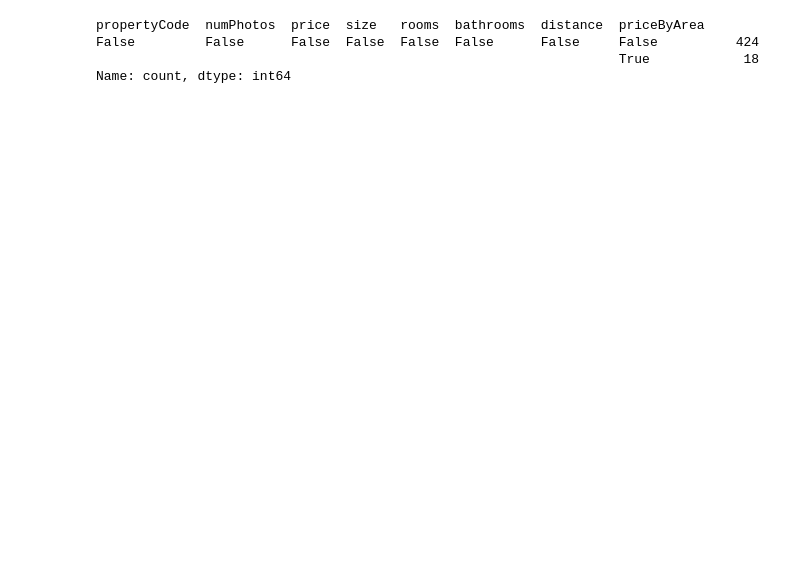
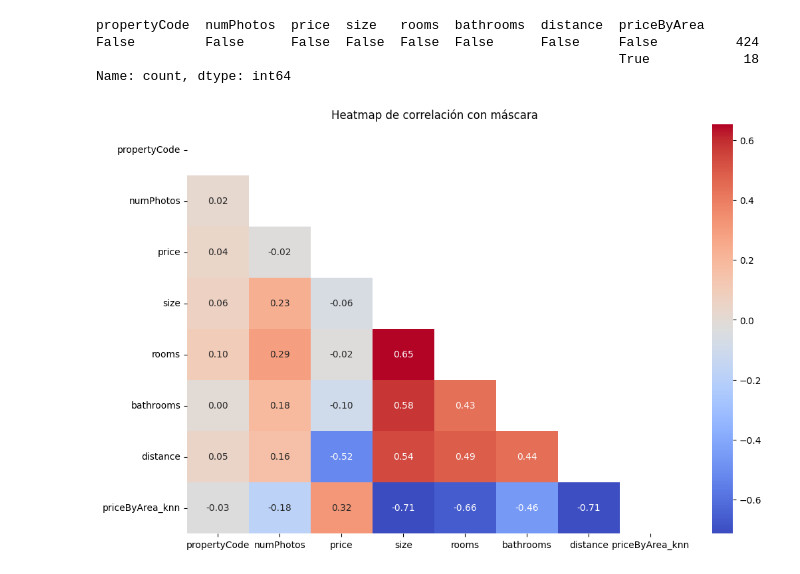
Before and after one commit to fdzvictor/Proyecto7-PrediccionCasas, a Jupyter notebook: EDA/EDA.ipynb, the cells around one changed output. Cells and saved outputs as stored; diff of their text form; code cells hidden in the pictures; blank space fills up the shorter version.

```diff
--- a/EDA/EDA.ipynb
+++ b/EDA/EDA.ipynb
@@ -338,0 +289,21 @@ Name: count, dtype: int64
+# %%
+# df.to_csv("../Datos/df_nonulos.csv")
+df = pd.read_csv("../Datos/df_nonulos.csv",index_col = 0)
+# %%
+df.drop(columns=["priceByArea"],inplace= True)
+# %%
+df_num,df_cat = s_eda.separar_categorias(df)
+# %%
+# Calcular la matriz de correlación
+correlation_matrix = df_num.corr()
+
+# Crear una máscara para ocultar la mitad superior
+mask = np.triu(np.ones_like(correlation_matrix, dtype=bool))
+
+# Crear el heatmap con la máscara
+plt.figure(figsize=(12, 8))
+sns.heatmap(correlation_matrix, mask=mask, annot=True, fmt=".2f", cmap='coolwarm', cbar=True)
+plt.title("Heatmap de correlación con máscara")
+plt.show()
+# %% [output]
+[figure, added]
```
Also changed, not shown: parts of 19 cells of this notebook, 3 other files.
